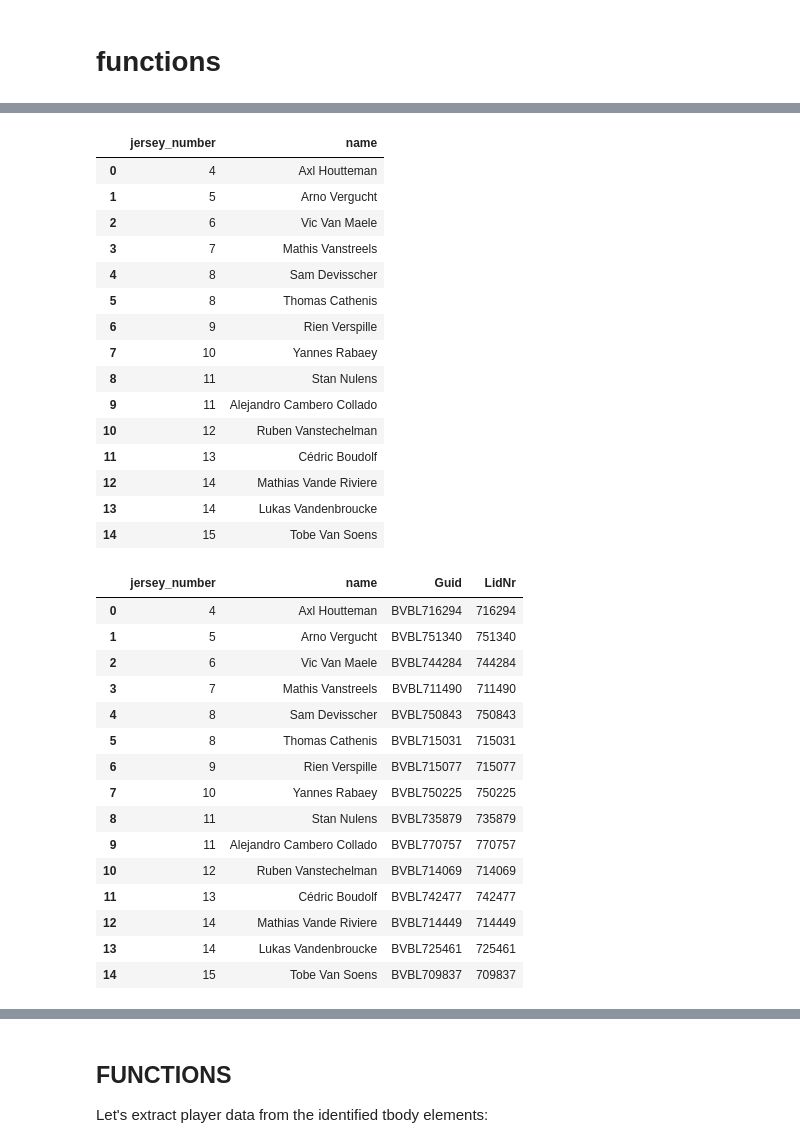
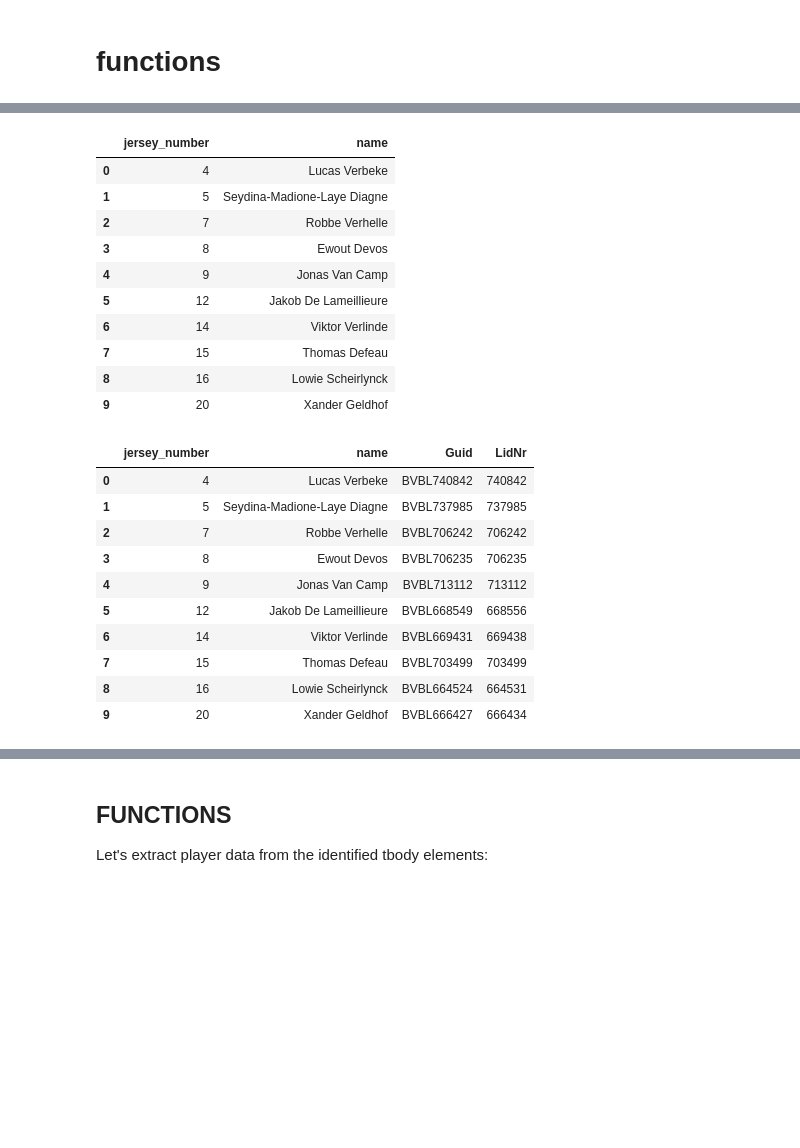
Before and after one commit to stijnhuysman/HAANTJES, a Jupyter notebook: WORKING SCRIPTS/extract_tbody_notebook.ipynb, the cells around one changed output, grey strips where cells are left out. Cells and saved outputs as stored; diff of their text form; code cells hidden in the pictures; blank space fills up the shorter version.

```diff
--- a/WORKING SCRIPTS/extract_tbody_notebook.ipynb
+++ b/WORKING SCRIPTS/extract_tbody_notebook.ipynb
@@ -152,41 +152,42 @@ def FETCH_PLAYERS_AVG(SPELERID):
     return result
 # %%
 import pandas as pd
+from bs4 import BeautifulSoup
+
+# Read the HTML file and parse with BeautifulSoup
+with open(TEGENPLOEG, 'r', encoding='utf-8') as f:
+    html_doc = f.read()
+soup = BeautifulSoup(html_doc, 'html.parser')
 
 # Extract player data directly from soup (tbody)
 tbody = soup.find('tbody')
 rows = tbody.find_all('tr') if tbody else []
 
 player_list = []
 for row in rows:
     cols = row.find_all('td')
     if len(cols) >= 2:
         # Extract jersey number (remove icon if present)
         jersey_text = cols[0].get_text(strip=True)
         jersey_number = pd.to_numeric(jersey_text.split()[-1], errors='coerce')
         name = cols[1].get_text(strip=True)
         if pd.notna(jersey_number) and name:
             player_list.append({'jersey_number': int(jersey_number), 'name': name})
 
 player_data = pd.DataFrame(player_list)
 player_data
 # %% [output]
 |  | jersey_number | name |
-| 0 | 4 | Axl Houtteman |
-| 1 | 5 | Arno Vergucht |
-| 2 | 6 | Vic Van Maele |
-| 3 | 7 | Mathis Vanstreels |
-| 4 | 8 | Sam Devisscher |
-| 5 | 8 | Thomas Cathenis |
-| 6 | 9 | Rien Verspille |
-| 7 | 10 | Yannes Rabaey |
-| 8 | 11 | Stan Nulens |
-| 9 | 11 | Alejandro Cambero Collado |
-| 10 | 12 | Ruben Vanstechelman |
-| 11 | 13 | Cédric Boudolf |
-| 12 | 14 | Mathias Vande Riviere |
-| 13 | 14 | Lukas Vandenbroucke |
-| 14 | 15 | Tobe Van Soens |
+| 0 | 4 | Lucas Verbeke |
+| 1 | 5 | Seydina-Madione-Laye Diagne |
+| 2 | 7 | Robbe Verhelle |
+| 3 | 8 | Ewout Devos |
+| 4 | 9 | Jonas Van Camp |
+| 5 | 12 | Jakob De Lameillieure |
+| 6 | 14 | Viktor Verlinde |
+| 7 | 15 | Thomas Defeau |
+| 8 | 16 | Lowie Scheirlynck |
+| 9 | 20 | Xander Geldhof |
 # %%
 import json
 import pandas as pd
@@ -217,21 +218,16 @@ player_data['LidNr'] = player_data['name'].map(lambda n: find_player_info(n)['Li
 player_data
 # %% [output]
 |  | jersey_number | name | Guid | LidNr |
-| 0 | 4 | Axl Houtteman | BVBL716294 | 716294 |
-| 1 | 5 | Arno Vergucht | BVBL751340 | 751340 |
-| 2 | 6 | Vic Van Maele | BVBL744284 | 744284 |
-| 3 | 7 | Mathis Vanstreels | BVBL711490 | 711490 |
-| 4 | 8 | Sam Devisscher | BVBL750843 | 750843 |
-| 5 | 8 | Thomas Cathenis | BVBL715031 | 715031 |
-| 6 | 9 | Rien Verspille | BVBL715077 | 715077 |
-| 7 | 10 | Yannes Rabaey | BVBL750225 | 750225 |
-| 8 | 11 | Stan Nulens | BVBL735879 | 735879 |
-| 9 | 11 | Alejandro Cambero Collado | BVBL770757 | 770757 |
-| 10 | 12 | Ruben Vanstechelman | BVBL714069 | 714069 |
-| 11 | 13 | Cédric Boudolf | BVBL742477 | 742477 |
-| 12 | 14 | Mathias Vande Riviere | BVBL714449 | 714449 |
-| 13 | 14 | Lukas Vandenbroucke | BVBL725461 | 725461 |
-| 14 | 15 | Tobe Van Soens | BVBL709837 | 709837 |
+| 0 | 4 | Lucas Verbeke | BVBL740842 | 740842 |
+| 1 | 5 | Seydina-Madione-Laye Diagne | BVBL737985 | 737985 |
+| 2 | 7 | Robbe Verhelle | BVBL706242 | 706242 |
+| 3 | 8 | Ewout Devos | BVBL706235 | 706235 |
+| 4 | 9 | Jonas Van Camp | BVBL713112 | 713112 |
+| 5 | 12 | Jakob De Lameillieure | BVBL668549 | 668556 |
+| 6 | 14 | Viktor Verlinde | BVBL669431 | 669438 |
+| 7 | 15 | Thomas Defeau | BVBL703499 | 703499 |
+| 8 | 16 | Lowie Scheirlynck | BVBL664524 | 664531 |
+| 9 | 20 | Xander Geldhof | BVBL666427 | 666434 |
 # %%
 # Add columns from FETCH_PLAYERS_AVG function to player_data DataFrame
 for index, row in player_data.iterrows():
```
Also changed, not shown: parts of 2 cells of this notebook, 9 other files.
